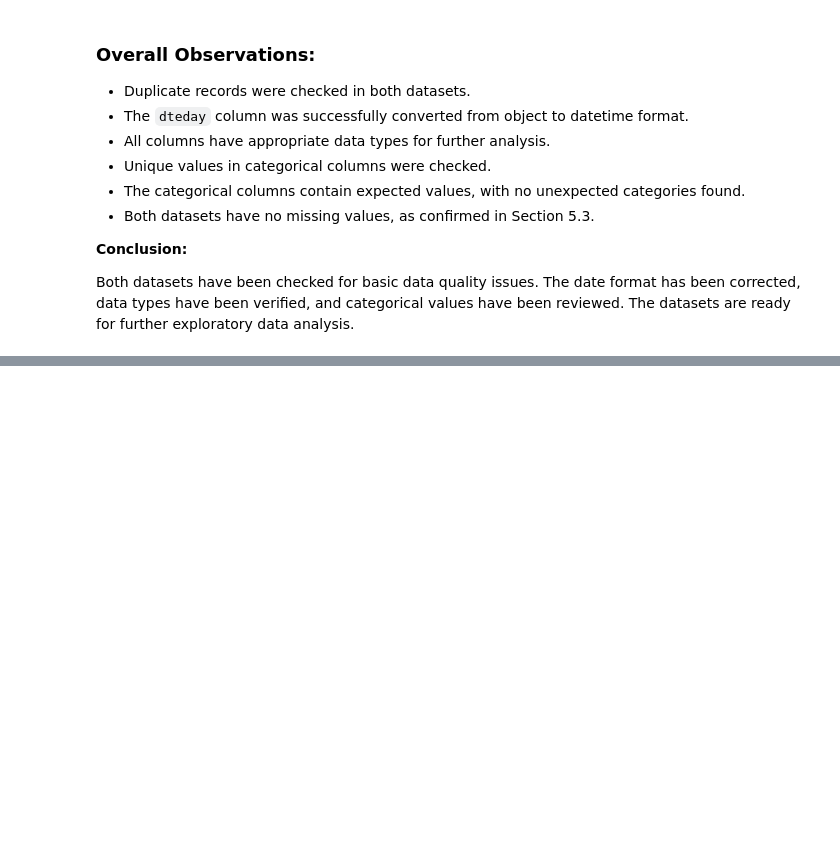
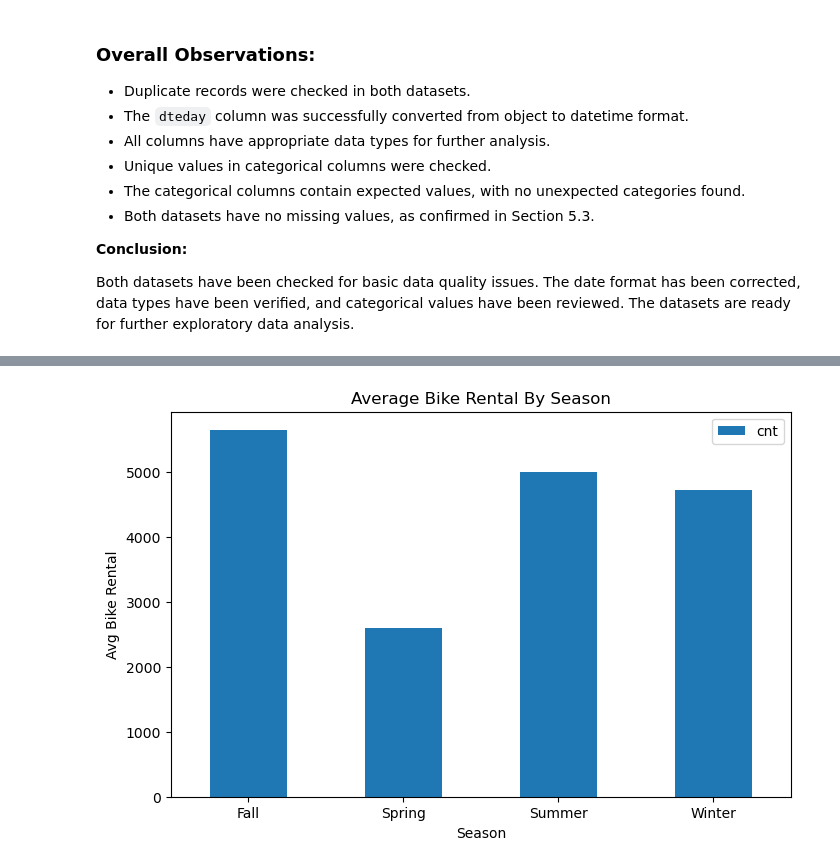
Before and after one commit to ChaitanyaGirase/Bike-Rental-Prediction, a Jupyter notebook: notebooks/bike_rental_analysis.ipynb, the cells around one changed output, grey strips where cells are left out. Drawn from its saved outputs; the diff is of its cells as text; code cells hidden in the pictures; blank space fills up the shorter version.

Commit message:
complete bike rental analysis

```diff
--- a/notebooks/bike_rental_analysis.ipynb
+++ b/notebooks/bike_rental_analysis.ipynb
@@ -304,0 +376,6 @@ dtype: object
+# %%
+day_median = day_df.loc[day_df['hum'] > 0, 'hum'].median()
+hour_median = hour_df.loc[hour_df['hum'] > 0, 'hum'].median()
+
+day_df.loc[day_df['hum'] == 0, 'hum'] = day_median
+hour_df.loc[hour_df['hum'] == 0, 'hum'] = hour_median
@@ -349,0 +471,3 @@ Both datasets have been checked for basic data quality issues. The date format h
+# %%
+season_rentals = day_df.groupby(by='season_name').agg({'cnt':'mean'})
+season_rentals
@@ -349,0 +481,9 @@ Both datasets have been checked for basic data quality issues. The date format h
+# %%
+season_rentals.plot(kind='bar', figsize=(8,5))
+plt.title("Average Bike Rental By Season")
+plt.xlabel("Season")
+plt.ylabel("Avg Bike Rental")
+plt.xticks(rotation=0)
+plt.show()
+# %% [output]
+[figure, added]
```
Also changed, not shown: parts of 50 cells of this notebook.
